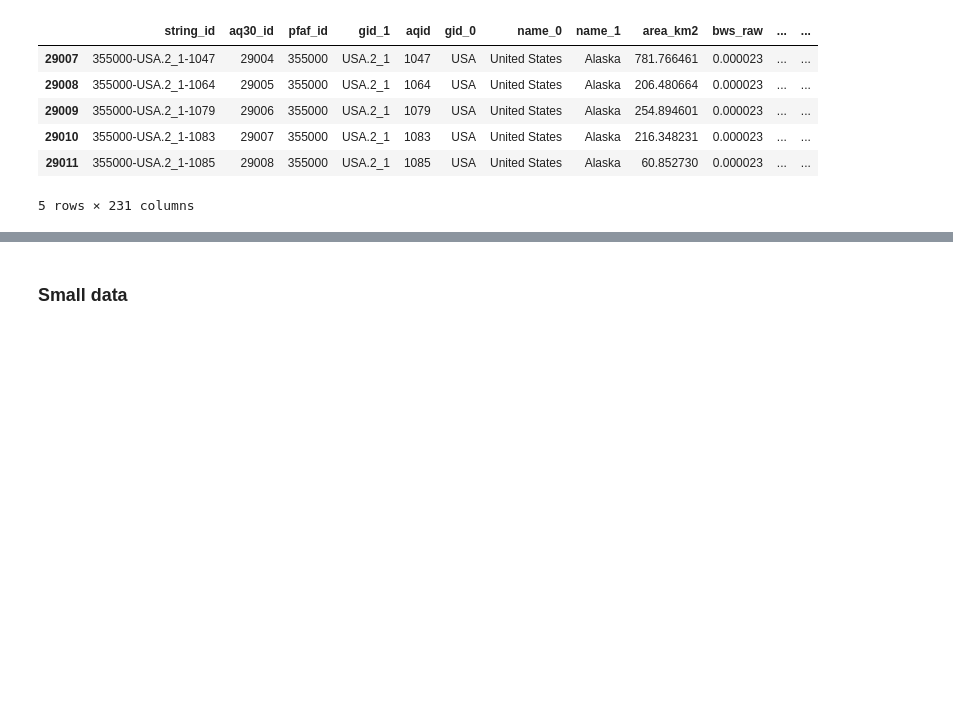
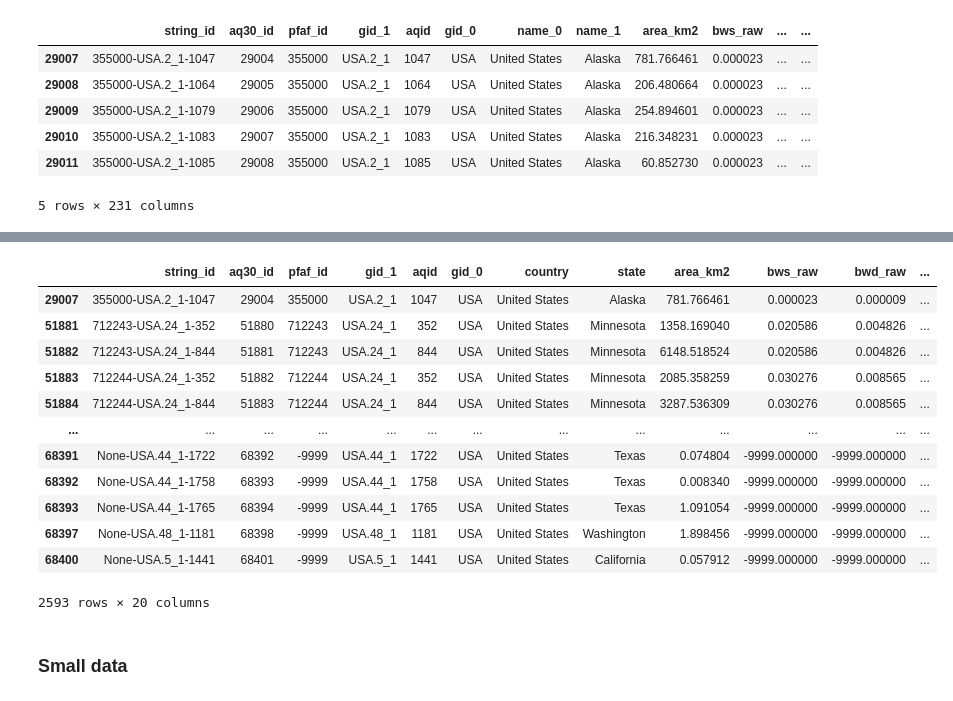
Before and after one commit to AI-VTRC/Tech_Impacts_on_Water, a Jupyter notebook: lauren_clustering_merged_datasets/notebook_data_processing.ipynb, the cells around one changed output, grey strips where cells are left out. Cells and saved outputs as stored; diff of their text form; code cells hidden in the pictures; blank space fills up the shorter version.

Commit message:
try to drop duplicates

```diff
--- a/lauren_clustering_merged_datasets/notebook_data_processing.ipynb
+++ b/lauren_clustering_merged_datasets/notebook_data_processing.ipynb
@@ -60,0 +59,3 @@ cleaned_us_data.head(3)
+# %%
+no_duplicates = cleaned_us_data.drop_duplicates([col for col in cleaned_us_data.columns if '_raw' in col] )
+no_duplicates.head(5)
@@ -61,3 +69,26 @@ cleaned_us_data.head(3)
+# %%
+certain_value = 'Hawaii'
+column_name = 'state'  # Example column name
+df = no_duplicates
+
+# Dropping rows with certain_value in column_name
+df = df[df[column_name] != certain_value]
+#df.head(5)
+df
+# %% [output]
+|  | string_id | aq30_id | pfaf_id | gid_1 | aqid | gid_0 | country | state | area_km2 | bws_raw | bwd_raw | ... |
+| 29007 | 355000-USA.2_1-1047 | 29004 | 355000 | USA.2_1 | 1047 | USA | United States | Alaska | 781.766461 | 0.000023 | 0.000009 | ... |
+| 51881 | 712243-USA.24_1-352 | 51880 | 712243 | USA.24_1 | 352 | USA | United States | Minnesota | 1358.169040 | 0.020586 | 0.004826 | ... |
+| 51882 | 712243-USA.24_1-844 | 51881 | 712243 | USA.24_1 | 844 | USA | United States | Minnesota | 6148.518524 | 0.020586 | 0.004826 | ... |
+| 51883 | 712244-USA.24_1-352 | 51882 | 712244 | USA.24_1 | 352 | USA | United States | Minnesota | 2085.358259 | 0.030276 | 0.008565 | ... |
+| 51884 | 712244-USA.24_1-844 | 51883 | 712244 | USA.24_1 | 844 | USA | United States | Minnesota | 3287.536309 | 0.030276 | 0.008565 | ... |
+| ... | ... | ... | ... | ... | ... | ... | ... | ... | ... | ... | ... | ... |
+| 68391 | None-USA.44_1-1722 | 68392 | -9999 | USA.44_1 | 1722 | USA | United States | Texas | 0.074804 | -9999.000000 | -9999.000000 | ... |
+| 68392 | None-USA.44_1-1758 | 68393 | -9999 | USA.44_1 | 1758 | USA | United States | Texas | 0.008340 | -9999.000000 | -9999.000000 | ... |
+| 68393 | None-USA.44_1-1765 | 68394 | -9999 | USA.44_1 | 1765 | USA | United States | Texas | 1.091054 | -9999.000000 | -9999.000000 | ... |
+| 68397 | None-USA.48_1-1181 | 68398 | -9999 | USA.48_1 | 1181 | USA | United States | Washington | 1.898456 | -9999.000000 | -9999.000000 | ... |
+| 68400 | None-USA.5_1-1441 | 68401 | -9999 | USA.5_1 | 1441 | USA | United States | California | 0.057912 | -9999.000000 | -9999.000000 | ... |
+2593 rows × 20 columns
 # %% [markdown]
 ### Small data
 # %%
```
Also changed, not shown: parts of 5 cells of this notebook, 5 other files.
